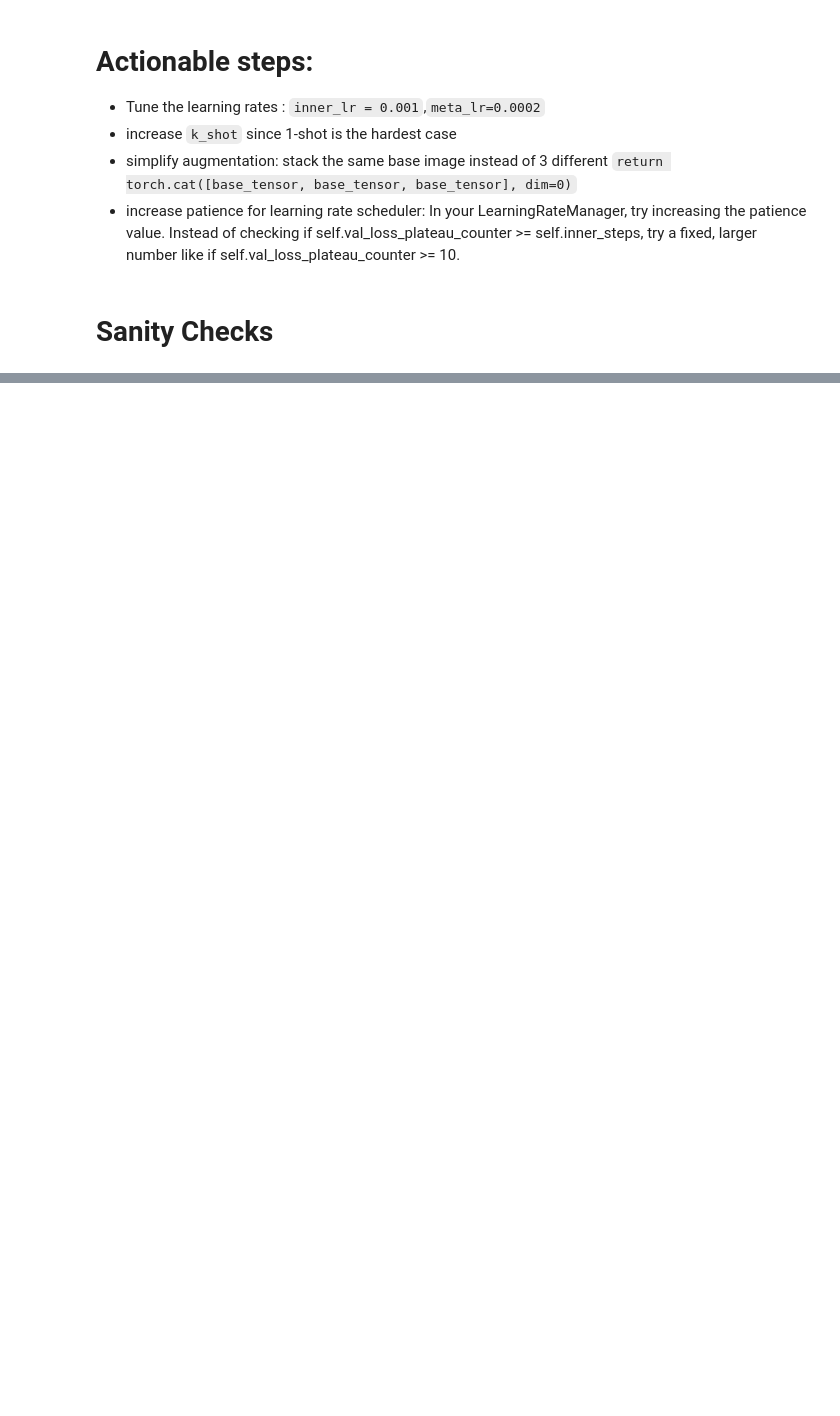
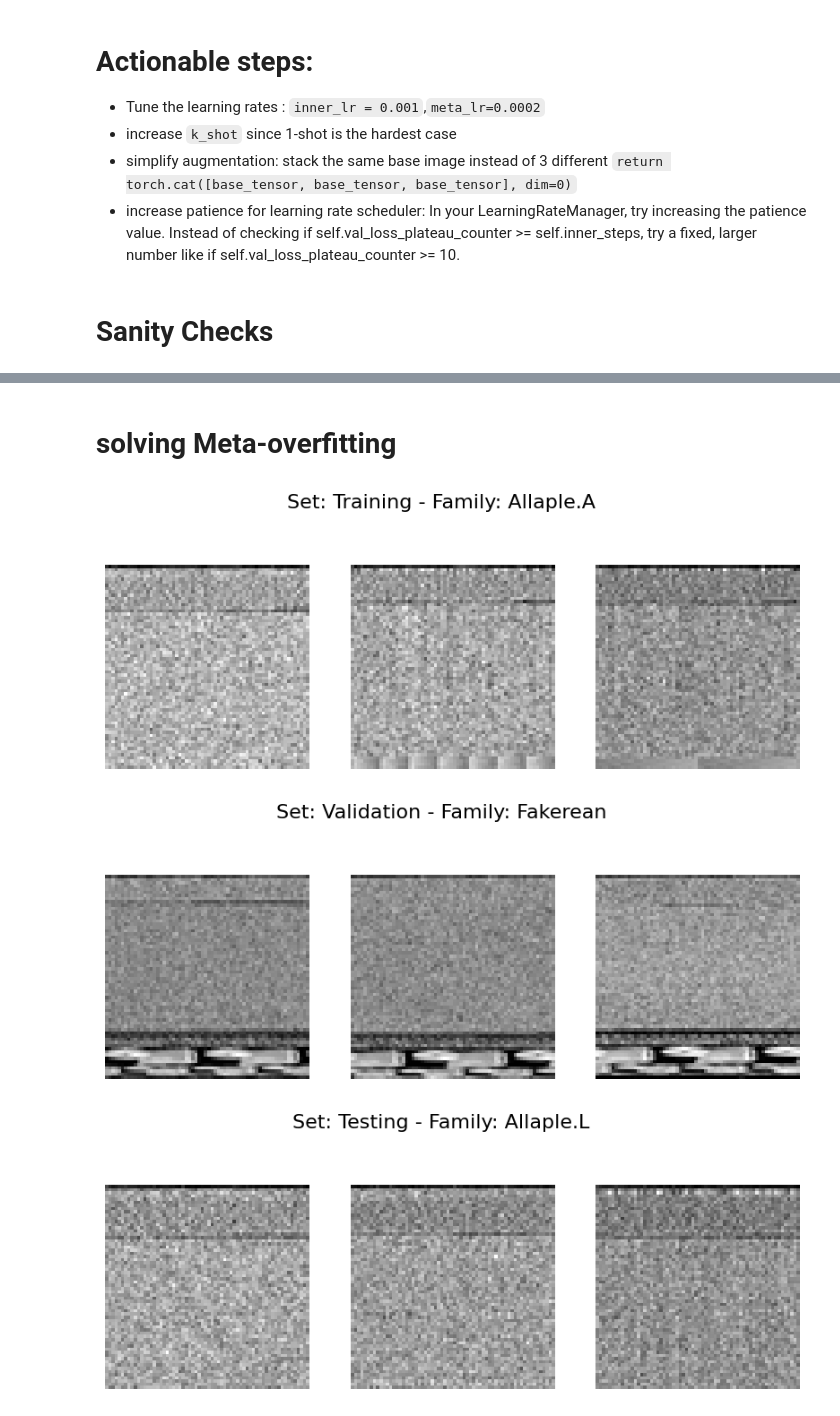
Before and after one commit to Aleptonic/MAML, a Jupyter notebook: MIMAML.ipynb, the cells around one changed output, grey strips where cells are left out. Saved outputs shown, nothing was run; the diff lists cells and outputs as text; code cells hidden in the pictures; blank space fills up the shorter version.

```diff
--- a/MIMAML.ipynb
+++ b/MIMAML.ipynb
@@ -447,6 +441,7 @@ best_val_loss = float('inf')
 steps_per_epoch = 100
 early_stopping_patience = 20
 epochs_without_improvement = 0
+#prev_inner_lr = hp.inner_lr
 
 # Mi-MAL:
 print(f'Training N way K shot Mi-MAML on :{device}')
@@ -455,6 +450,7 @@ for step in tqdm(range(hp.traning_steps), desc='Mi-Maml training'):
     support_x, support_y = support_x.to(device=device), support_y.to(device=device)
     query_x, query_y = query_x.to(device=device), query_y.to(device=device)
     meta_optimizer.zero_grad()
+    prev_inner_lr = hp.inner_lr # resetting the initial_inner_lr value used
 
     for i in range(hp.meta_batch_size):
         sx, sy = support_x[i], support_y[i]
@@ -462,8 +458,9 @@ for step in tqdm(range(hp.traning_steps), desc='Mi-Maml training'):
 
         fast_model = copy.deepcopy(meta_model)
         # Get the current lr for the task
-        current_lr = lr_manager._get_inner_lr(i)
-        inner_optimizer = optim.SGD(fast_model.paramter(), lr=current_lr)
+        current_lr = lr_manager._get_inner_lr(i,prev_inner_lr)
+        prev_inner_lr = current_lr
+        inner_optimizer = optim.SGD(fast_model.parameters(), lr=current_lr)
         for _ in range(hp.inner_steps):
             logits = fast_model(sx)
             loss = F.cross_entropy(logits, sy)
@@ -494,7 +491,7 @@ for step in tqdm(range(hp.traning_steps), desc='Mi-Maml training'):
             meta_model, hp.meta_val_families, hp.n_way,
             hp.k_shot, hp.q_query, hp.inner_steps, hp.inner_lr
         )
-        print(f"Epoch {epoch}/{hp.traning_steps // steps_per_epoch} | Meta Loss: {last_task_query_loss.item():.4f} | Val Acc: {val_acc:.4f}")
+        print(f"Epoch {epoch}/{hp.traning_steps // steps_per_epoch} | Last Task Query Loss: {last_task_query_loss.item():.4f} | Val Acc: {val_acc:.4f}")
         if val_acc > best_val_acc:
             best_val_acc = val_acc
             print(f"  -> New best validation accuracy! Saving model...")
@@ -729,0 +779,33 @@ KeyboardInterrupt:
+# %% [markdown]
+# solving Meta-overfitting
+# %%
+import matplotlib.pyplot as plt
+import os
+from PIL import Image
+import random
+
+def visualize_family(family_name, set_name):
+    """Loads and displays 3 random images from a given family."""
+    path = os.path.join("malimg_resized", family_name)
+    image_files = random.sample(os.listdir(path), 3)
+
+    fig, axes = plt.subplots(1, 3, figsize=(10, 4))
+    fig.suptitle(f"Set: {set_name} - Family: {family_name}", fontsize=16)
+    for i, img_file in enumerate(image_files):
+        img = Image.open(os.path.join(path, img_file))
+        axes[i].imshow(img, cmap='gray')
+        axes[i].axis('off')
+    plt.show()
+
+# --- Pick one family from each of your sets ---
+training_family_sample = "Allaple.A" # From your training set
+validation_family_sample = "Fakerean" # From your validation set
+testing_family_sample = "Allaple.L" # From your testing set
+
+visualize_family(training_family_sample, "Training")
+visualize_family(validation_family_sample, "Validation")
+visualize_family(testing_family_sample, "Testing")
+# %% [output]
+[figure, added]
+[figure, added]
+[figure, added]
```
Also changed, not shown: parts of 9 cells of this notebook, 1 other file.
